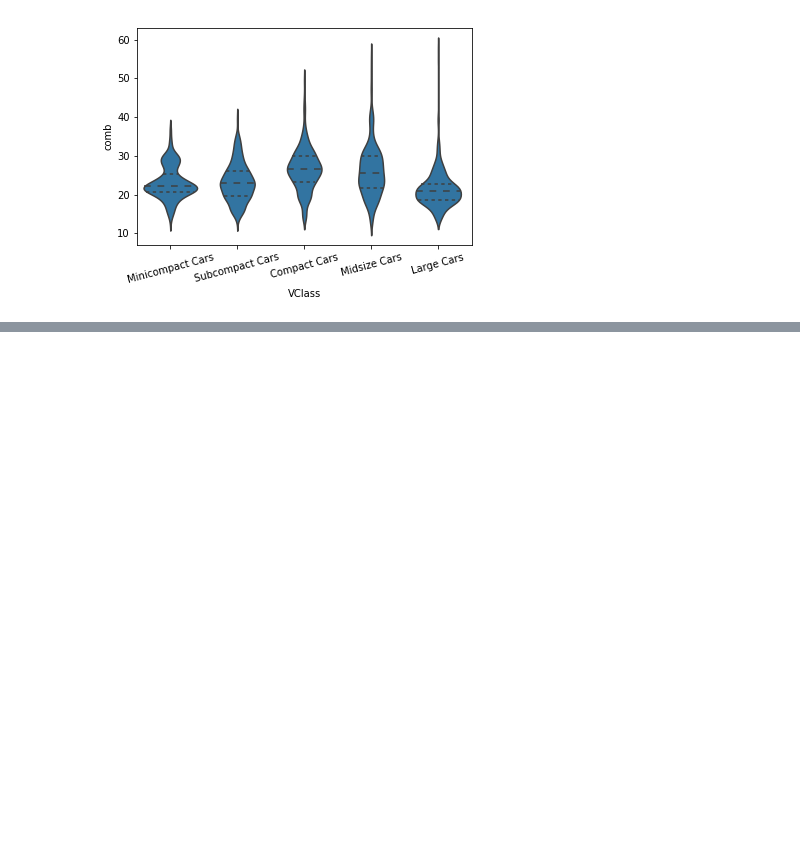
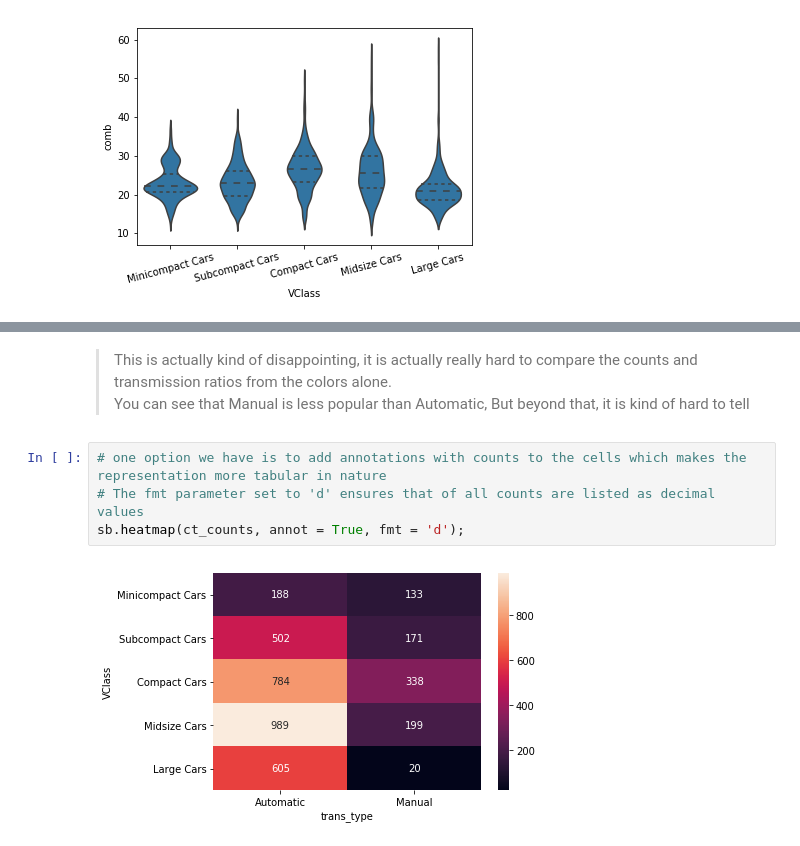
Before and after one commit to iRaied/Project_5_3_Pokemon, a Jupyter notebook: Bivariate_Exploration.ipynb, the cells around one changed output, grey strips where cells are left out. Drawn from its saved outputs; the diff is of its cells as text; blank space fills up the shorter version.

```diff
--- a/Bivariate_Exploration.ipynb
+++ b/Bivariate_Exploration.ipynb
@@ -233,0 +303,10 @@ plt.xticks(rotation = 15);
+# %% [markdown]
+> This is actually kind of disappointing, it is actually really hard to compare the counts and transmission ratios from the colors alone.
+<br></br>
+You can see that Manual is less popular than Automatic, But beyond that, it is kind of hard to tell
+# %%
+# one option we have is to add annotations with counts to the cells which makes the representation more tabular in nature
+# The fmt parameter set to 'd' ensures that of all counts are listed as decimal values
+sb.heatmap(ct_counts, annot = True, fmt = 'd');
+# %% [output]
+[figure, added]
```
Also changed, not shown: parts of 13 cells of this notebook.
